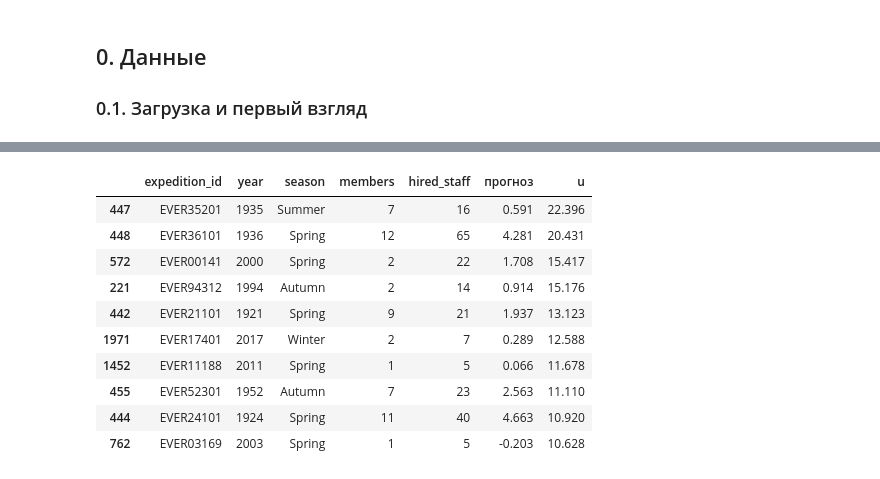
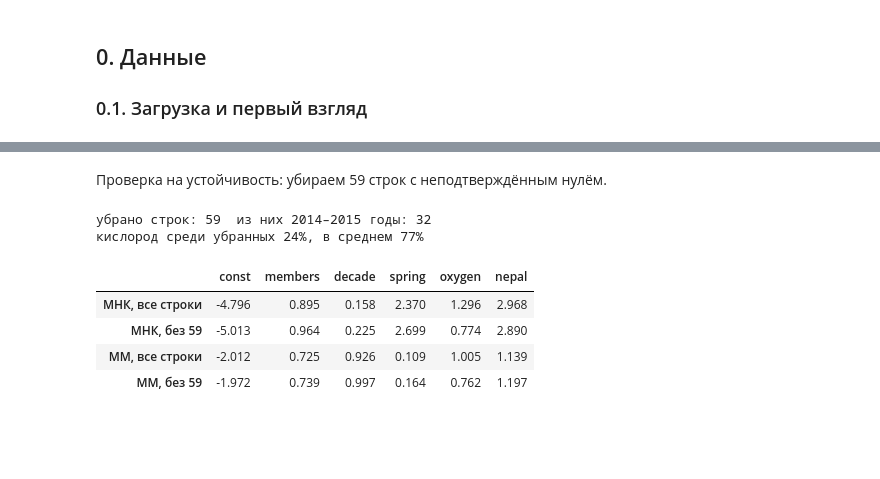
Before and after one commit to Vovamujik/stata_ai_2026_lab3, a Jupyter notebook: Lab3_Everest.ipynb, the cells around one changed output, grey strips where cells are left out. Cells and saved outputs as stored; diff of their text form; code cells hidden in the pictures; blank space fills up the shorter version.

```diff
--- a/Lab3_Everest.ipynb
+++ b/Lab3_Everest.ipynb
@@ -525,7 +524,6 @@ $$\sum_{i=1}^n W(d(x_i))\,\psi\!\left(\frac{r_i(\beta)}{\hat\sigma}\right)x_i=0
 # %%
-Z = data[["members", "decade"]].to_numpy()
-mcd = MinCovDet(support_fraction=0.75, random_state=0).fit(Z)
-pd.DataFrame({"среднее": Z.mean(axis=0), "центр MCD": mcd.location_,
-              "ст. откл.": Z.std(axis=0), "ст. откл. MCD": np.sqrt(np.diag(mcd.covariance_))},
-             index=["members", "decade"])
+beta_s2 = max(refined, key=lambda t: t[1])[0]
+beta_alt, _ = m_step(X, y, beta_s2, sigma)
+pd.DataFrame([beta_s, beta_s2, beta_mm, beta_alt], columns=names,
+             index=["S, лучший минимум", "S, второй минимум", "MM от лучшего", "MM от второго"])
 # %% [output]
@@ -661,9 +669,12 @@ pd.DataFrame({"наблюдений": pd.Series(zones).value_counts(sort=False),
 # %%
-def losses(b):
-    u = (y - X @ b) / sigma
-    return [np.mean(u ** 2 / 2), np.mean(rho_hub(u)), np.mean(norm_bi * rho_bi(u, C1))]
-
-cross = pd.DataFrame([losses(b) for b in (beta_ls, beta_gm, beta_mm)], index=["МНК", "GM", "MM"],
-                     columns=["квадратичная", "Хьюбера", "бисквадрат"])
-cross
+fits = {"МНК": (beta_ls, se_ls_sw, BLUE, "o"), "GM": (beta_gm, se_gm, ORANGE, "s"), "MM": (beta_mm, se_mm, AQUA, "D")}
+fig, axes = plt.subplots(1, 5, figsize=(13, 2.8))
+for j, ax in enumerate(axes, start=1):
+    for pos, (label, (b, se, color, marker)) in enumerate(fits.items()):
+        ax.errorbar(b[j], -pos, xerr=1.96 * se[j], color=color, marker=marker, ms=8, lw=2, capsize=3)
+    ax.axvline(0, color="black", lw=0.8)
+    ax.set(title=names[j], yticks=[0, -1, -2], yticklabels=list(fits) if j == 1 else [], ylim=(-2.6, 0.6))
+fig.suptitle("Оценки коэффициентов и 95 % доверительные интервалы", y=1.04)
+plt.tight_layout()
+plt.show()
 # %% [output]
@@ -1101,15 +1080,23 @@ data.groupby(kind)[["members", "hired_staff"]].median().assign(экспедиц
+# %% [markdown]
+Проверка на устойчивость: убираем 59 строк с неподтверждённым нулём.
 # %%
-data.assign(прогноз=X @ beta_h, u=u_h).sort_values("u", ascending=False).head(10)[
-    ["expedition_id", "year", "season", "members", "hired_staff", "прогноз", "u"]]
+def mm_fit(X, y, N=500):
+    b, s = min((s_refine(X, y, c) for c in s_candidates(X, y, N)[0][:10]), key=lambda t: t[1])
+    return m_step(X, y, b, s)[0], s
+
+ok = ~((data["hired_staff"] == 0) & ~data["no_hired"]).to_numpy()
+ls_clean = wls(X[ok], y[ok], np.ones(ok.sum()))
+mm_clean, _ = mm_fit(X[ok], y[ok])
+change = pd.DataFrame([beta_ls, ls_clean, beta_mm, mm_clean], columns=names,
+                      index=["МНК, все строки", "МНК, без 59", "MM, все строки", "MM, без 59"])
+print("убрано строк:", (~ok).sum(), " из них 2014–2015 годы:", data.loc[~ok, "year"].isin([2014, 2015]).sum())
+print(f"кислород среди убранных {data.loc[~ok, 'oxygen'].mean():.0%}, в среднем {data['oxygen'].mean():.0%}")
+change
 # %% [output]
+убрано строк: 59  из них 2014–2015 годы: 32
+кислород среди убранных 24%, в среднем 77%
-|  | expedition_id | year | season | members | hired_staff | прогноз | u |
-| 447 | EVER35201 | 1935 | Summer | 7 | 16 | 0.591 | 22.396 |
-| 448 | EVER36101 | 1936 | Spring | 12 | 65 | 4.281 | 20.431 |
-| 572 | EVER00141 | 2000 | Spring | 2 | 22 | 1.708 | 15.417 |
-| 221 | EVER94312 | 1994 | Autumn | 2 | 14 | 0.914 | 15.176 |
-| 442 | EVER21101 | 1921 | Spring | 9 | 21 | 1.937 | 13.123 |
-| 1971 | EVER17401 | 2017 | Winter | 2 | 7 | 0.289 | 12.588 |
-| 1452 | EVER11188 | 2011 | Spring | 1 | 5 | 0.066 | 11.678 |
-| 455 | EVER52301 | 1952 | Autumn | 7 | 23 | 2.563 | 11.110 |
-| 444 | EVER24101 | 1924 | Spring | 11 | 40 | 4.663 | 10.920 |
-| 762 | EVER03169 | 2003 | Spring | 1 | 5 | -0.203 | 10.628 |
+|  | const | members | decade | spring | oxygen | nepal |
+| МНК, все строки | -4.796 | 0.895 | 0.158 | 2.370 | 1.296 | 2.968 |
+| МНК, без 59 | -5.013 | 0.964 | 0.225 | 2.699 | 0.774 | 2.890 |
+| MM, все строки | -2.012 | 0.725 | 0.926 | 0.109 | 1.005 | 1.139 |
+| MM, без 59 | -1.972 | 0.739 | 0.997 | 0.164 | 0.762 | 1.197 |
```
Also changed, not shown: parts of 283 cells of this notebook, 2 other files.
